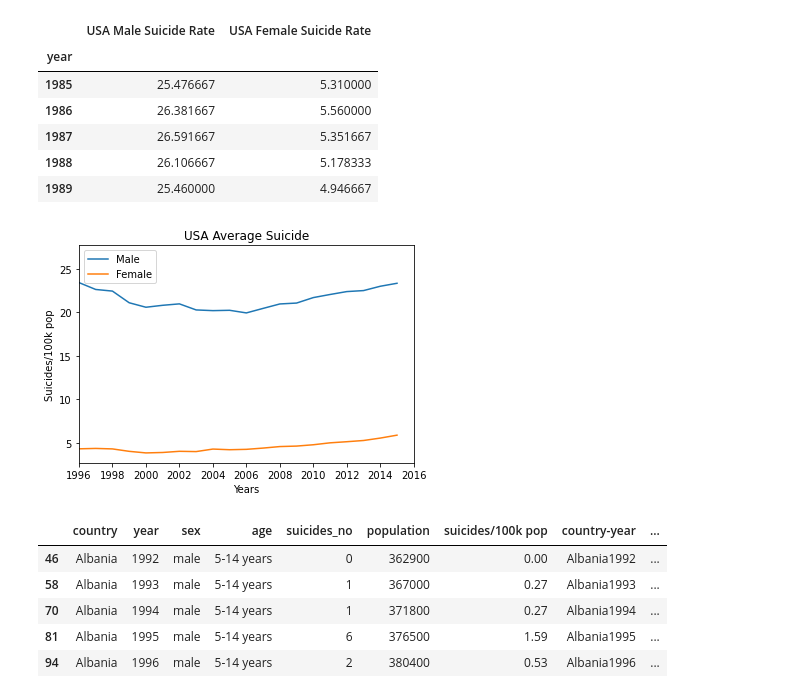
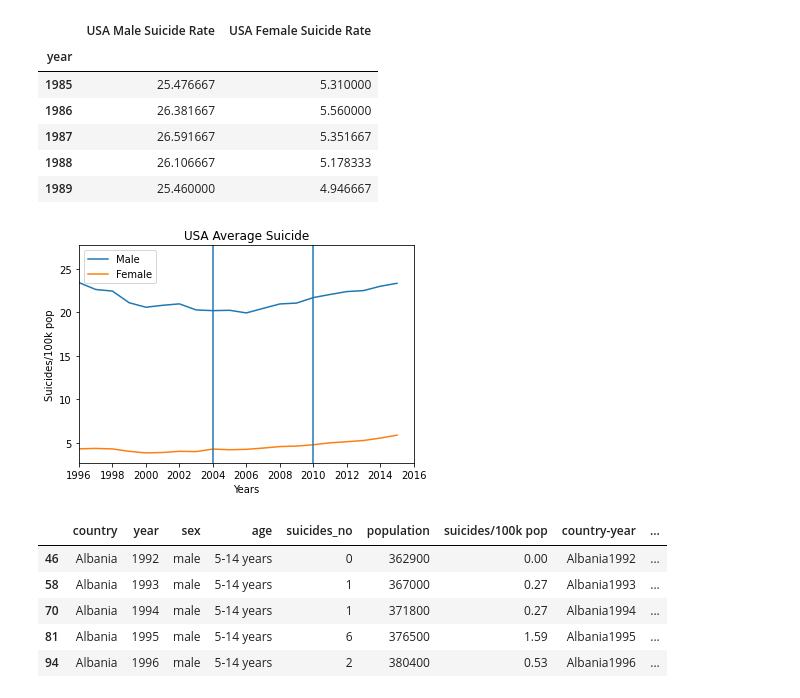
Before and after one commit to ludmilagd/SocialMediaUsageImpact, a Jupyter notebook: SuicideRatebyGender.ipynb, the cells around one changed output. Drawn from its saved outputs; the diff is of its cells as text; code cells hidden in the pictures.

```diff
--- a/SuicideRatebyGender.ipynb
+++ b/SuicideRatebyGender.ipynb
@@ -154,15 +156,17 @@ usa_combined.head()
 # %%
 plt.plot(usa_combined["USA Male Suicide Rate"], label="Male")
 plt.plot(usa_combined["USA Female Suicide Rate"], label="Female")
 plt.title('USA Average Suicide')
 plt.xlabel('Years')
 plt.ylabel('Suicides/100k pop')
+plt.axvline(x=2004)
+plt.axvline(x=2010)
 plt.xticks([1996,1998,2000,2002,2004,2006,2008,2010,2012,2014,2016])
 plt.xlim(1996,2016)
 plt.legend()
 plt.show()
 # %% [output]
-[figure, old version]
+[figure, new version]
 # %%
 mil_male = male_df.loc[male_df["generation"] == "Millenials",:]
 mil_male.head()
```
Also changed, not shown: parts of 3 cells of this notebook.
